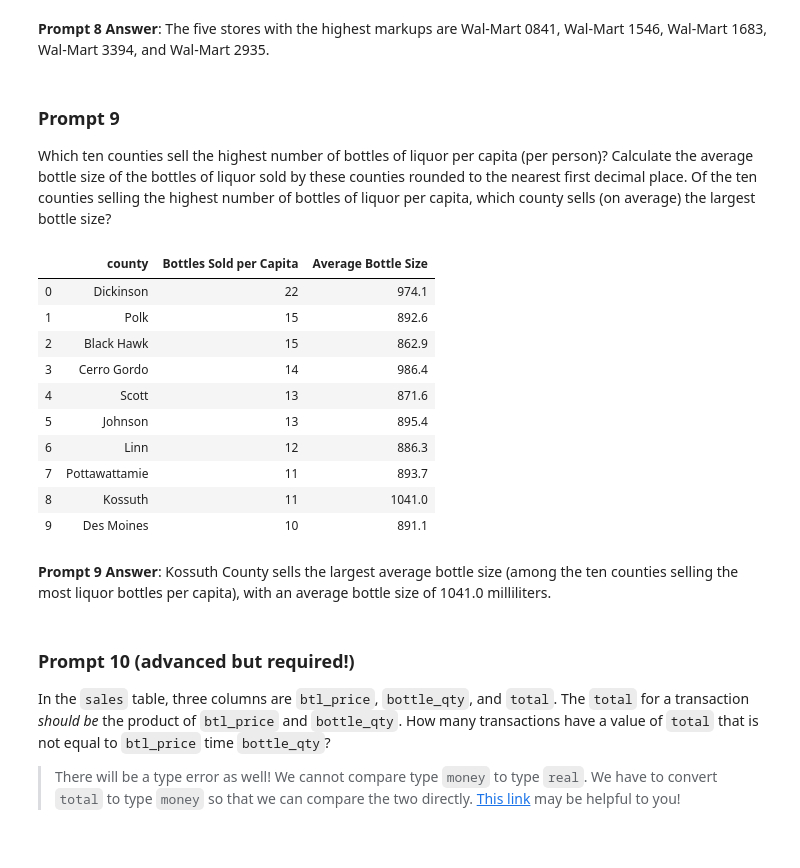
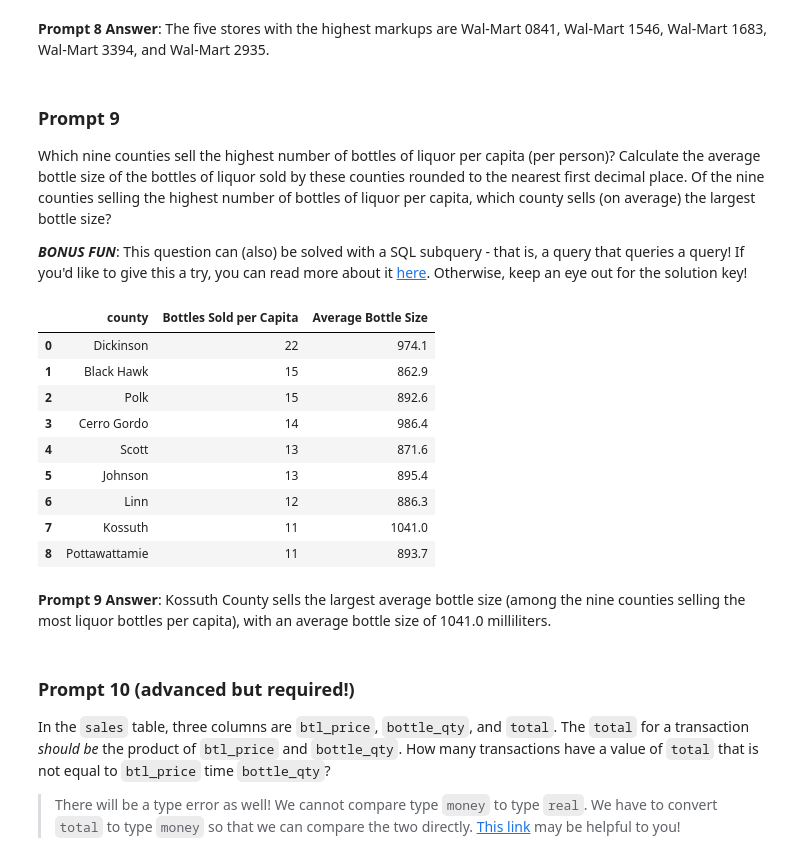
Before and after one commit to ga-curriculum/lab-sql, a Jupyter notebook: solution-code/solution-code.ipynb, the cells around one changed output. Saved outputs shown, nothing was run; the diff lists cells and outputs as text; code cells hidden in the pictures.

Commit message:
fixed prompt 9

```diff
--- a/solution-code/solution-code.ipynb
+++ b/solution-code/solution-code.ipynb
@@ -246,37 +246,53 @@ pd.read_sql_query(sql, engine)
 # %% [markdown]
 ### Prompt 9
 
-Which ten counties sell the highest number of bottles of liquor per capita (per person)? Calculate the average bottle size of the bottles of liquor sold by these counties rounded to the nearest first decimal place. Of the ten counties selling the highest number of bottles of liquor per capita, which county sells (on average) the largest bottle size?
+Which nine counties sell the highest number of bottles of liquor per capita (per person)? Calculate the average bottle size of the bottles of liquor sold by these counties rounded to the nearest first decimal place. Of the nine counties selling the highest number of bottles of liquor per capita, which county sells (on average) the largest bottle size?
+
+**_BONUS FUN_**: This question can (also) be solved with a SQL subquery - that is, a query that queries a query! If you'd like to give this a try, you can read more about it [here](https://www.dofactory.com/sql/subquery). Otherwise, keep an eye out for the solution key!
 # %%
 # Use a SQL query to find the answer to the above prompt.
+
+sql_subquery = """
+SELECT * FROM
+    (SELECT counties.county, (SUM(bottle_qty) / counties.population) AS "Bottles Sold per Capita", ROUND(AVG(products.bottle_size),1) AS "Average Bottle Size"
+    FROM counties
+        LEFT JOIN sales
+            LEFT JOIN products
+            ON sales.item = products.item_no
+        ON counties.county = sales.county
+    GROUP BY counties.county
+    ORDER BY "Bottles Sold per Capita" DESC
+    LIMIT 9) as df
+ORDER BY "Average Bottle Size" DESC
+LIMIT 1;
+"""
 
 sql = """
 SELECT counties.county, (SUM(bottle_qty) / counties.population) AS "Bottles Sold per Capita", ROUND(AVG(products.bottle_size),1) AS "Average Bottle Size"
 FROM counties
     LEFT JOIN sales
         LEFT JOIN products
         ON sales.item = products.item_no
     ON counties.county = sales.county
 GROUP BY counties.county
 ORDER BY "Bottles Sold per Capita" DESC
-LIMIT 10;
+LIMIT 9
 """
 
 pd.read_sql_query(sql, engine)
 # %% [output]
 |  | county | Bottles Sold per Capita | Average Bottle Size |
 | 0 | Dickinson | 22 | 974.1 |
-| 1 | Polk | 15 | 892.6 |
-| 2 | Black Hawk | 15 | 862.9 |
+| 1 | Black Hawk | 15 | 862.9 |
+| 2 | Polk | 15 | 892.6 |
 | 3 | Cerro Gordo | 14 | 986.4 |
 | 4 | Scott | 13 | 871.6 |
 | 5 | Johnson | 13 | 895.4 |
 | 6 | Linn | 12 | 886.3 |
-| 7 | Pottawattamie | 11 | 893.7 |
-| 8 | Kossuth | 11 | 1041.0 |
-| 9 | Des Moines | 10 | 891.1 |
+| 7 | Kossuth | 11 | 1041.0 |
+| 8 | Pottawattamie | 11 | 893.7 |
 # %% [markdown]
-**Prompt 9 Answer**: Kossuth County sells the largest average bottle size (among the ten counties selling the most liquor bottles per capita), with an average bottle size of 1041.0 milliliters.
+**Prompt 9 Answer**: Kossuth County sells the largest average bottle size (among the nine counties selling the most liquor bottles per capita), with an average bottle size of 1041.0 milliliters.
 # %% [markdown]
 ### Prompt 10 (advanced but required!)
 
```
Also changed, not shown: 1 other file.
